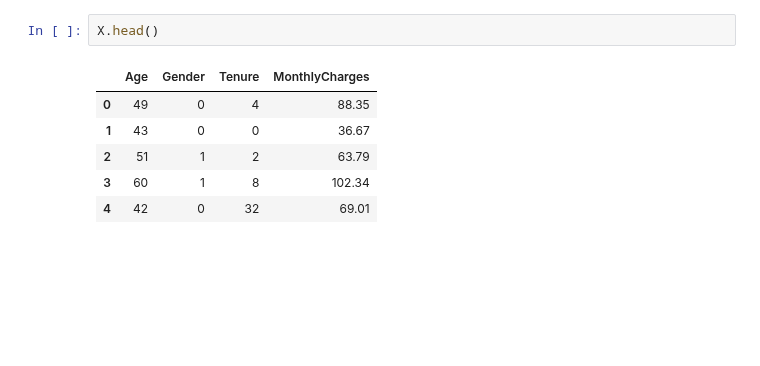
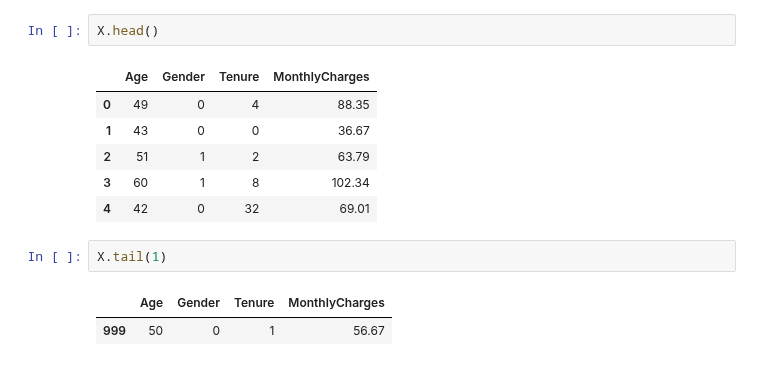
Before and after one commit to mohitt045/Customer-churn-predictor, a Jupyter notebook: notebook.ipynb, the cells around one changed output. Saved outputs shown, nothing was run; the diff lists cells and outputs as text; blank space fills up the shorter version.

```diff
--- a/notebook.ipynb
+++ b/notebook.ipynb
@@ -593,3 +593,8 @@ X.head()
 | 2 | 51 | 1 | 2 | 63.79 |
 | 3 | 60 | 1 | 8 | 102.34 |
 | 4 | 42 | 0 | 32 | 69.01 |
+# %%
+X.tail(1)
+# %% [output]
+|  | Age | Gender | Tenure | MonthlyCharges |
+| 999 | 50 | 0 | 1 | 56.67 |
```
